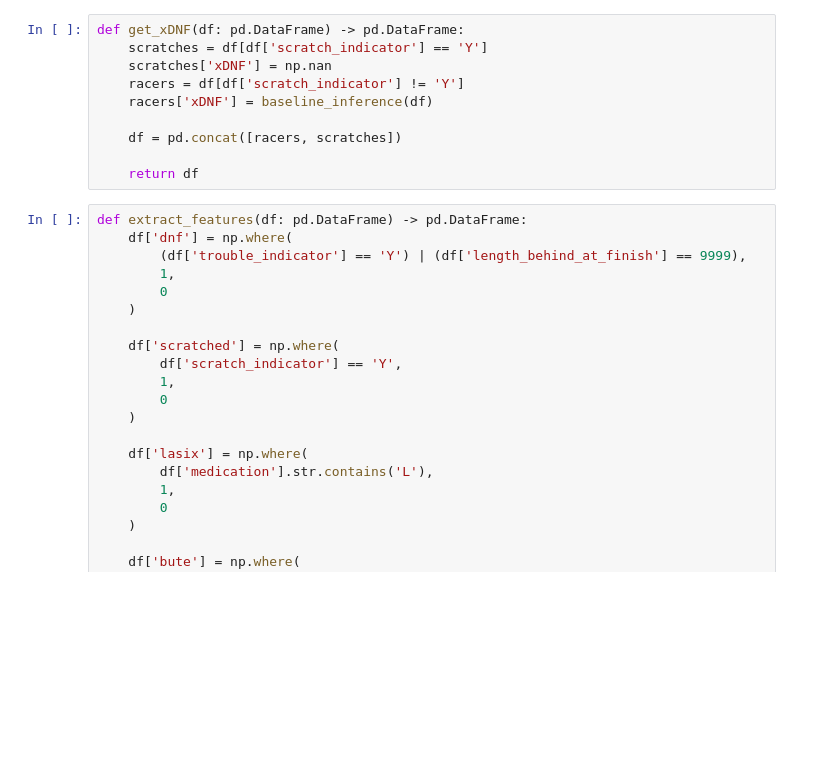
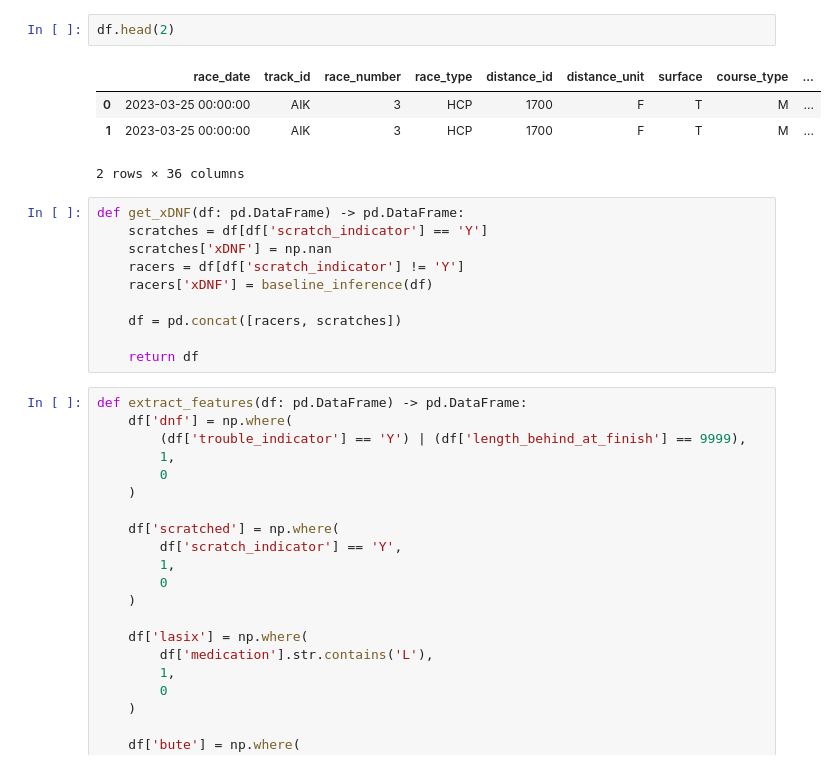
Before and after one commit to jhull40/hisa-trainer-injury, a Jupyter notebook: src/testing.ipynb, the cells around one changed output. Drawn from its saved outputs; the diff is of its cells as text; blank space fills up the shorter version.

```diff
--- a/src/testing.ipynb
+++ b/src/testing.ipynb
@@ -19,3 +115,10 @@ from baseline_model.inference import baseline_inference
+# %%
+df.head(2)
+# %% [output]
+|  | race_date | track_id | race_number | race_type | distance_id | distance_unit | surface | course_type | ... |
+| 0 | 2023-03-25 00:00:00 | AIK | 3 | HCP | 1700 | F | T | M | ... |
+| 1 | 2023-03-25 00:00:00 | AIK | 3 | HCP | 1700 | F | T | M | ... |
+2 rows × 36 columns
 # %%
 def get_xDNF(df: pd.DataFrame) -> pd.DataFrame:
     scratches = df[df['scratch_indicator'] == 'Y']
```
Also changed, not shown: parts of 19 cells of this notebook, 2 other files.
